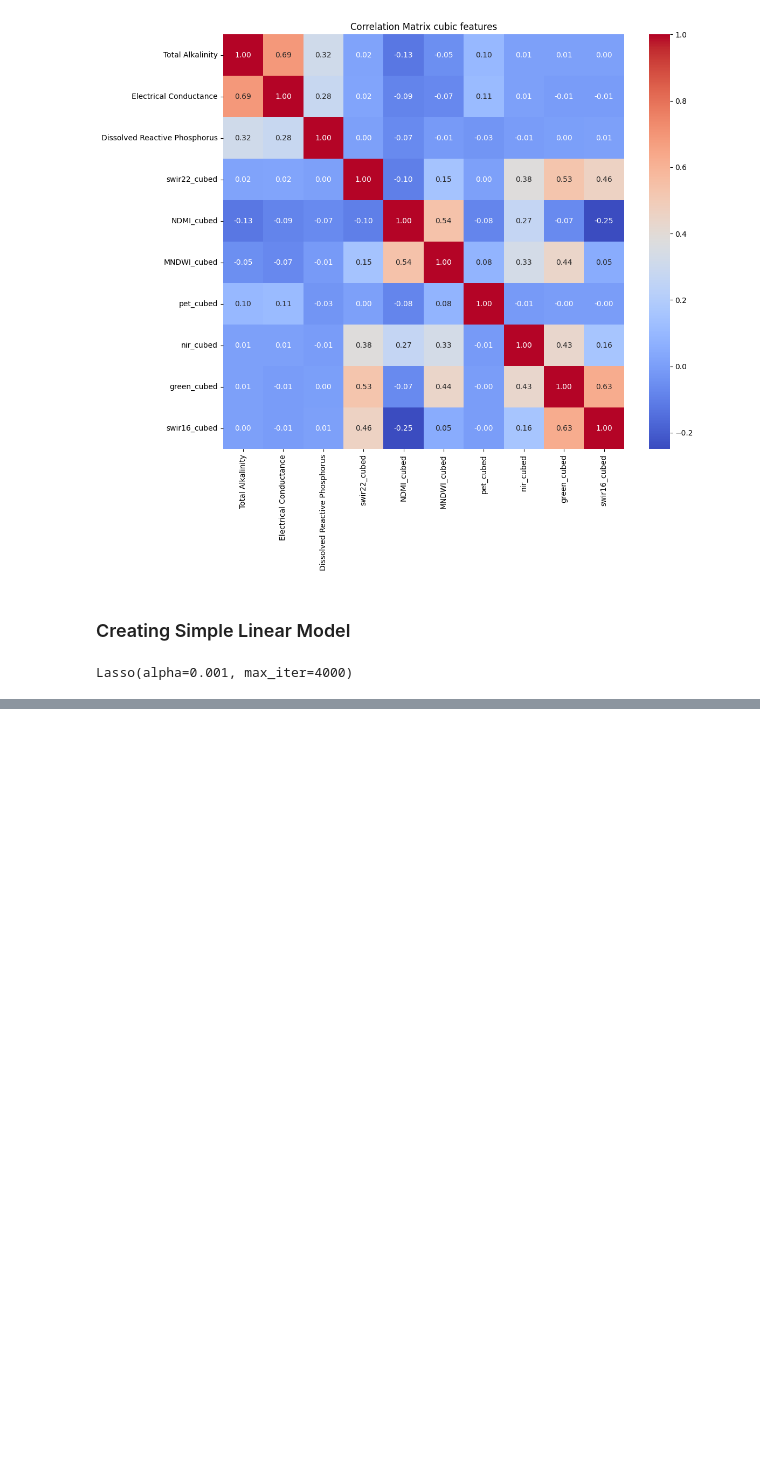
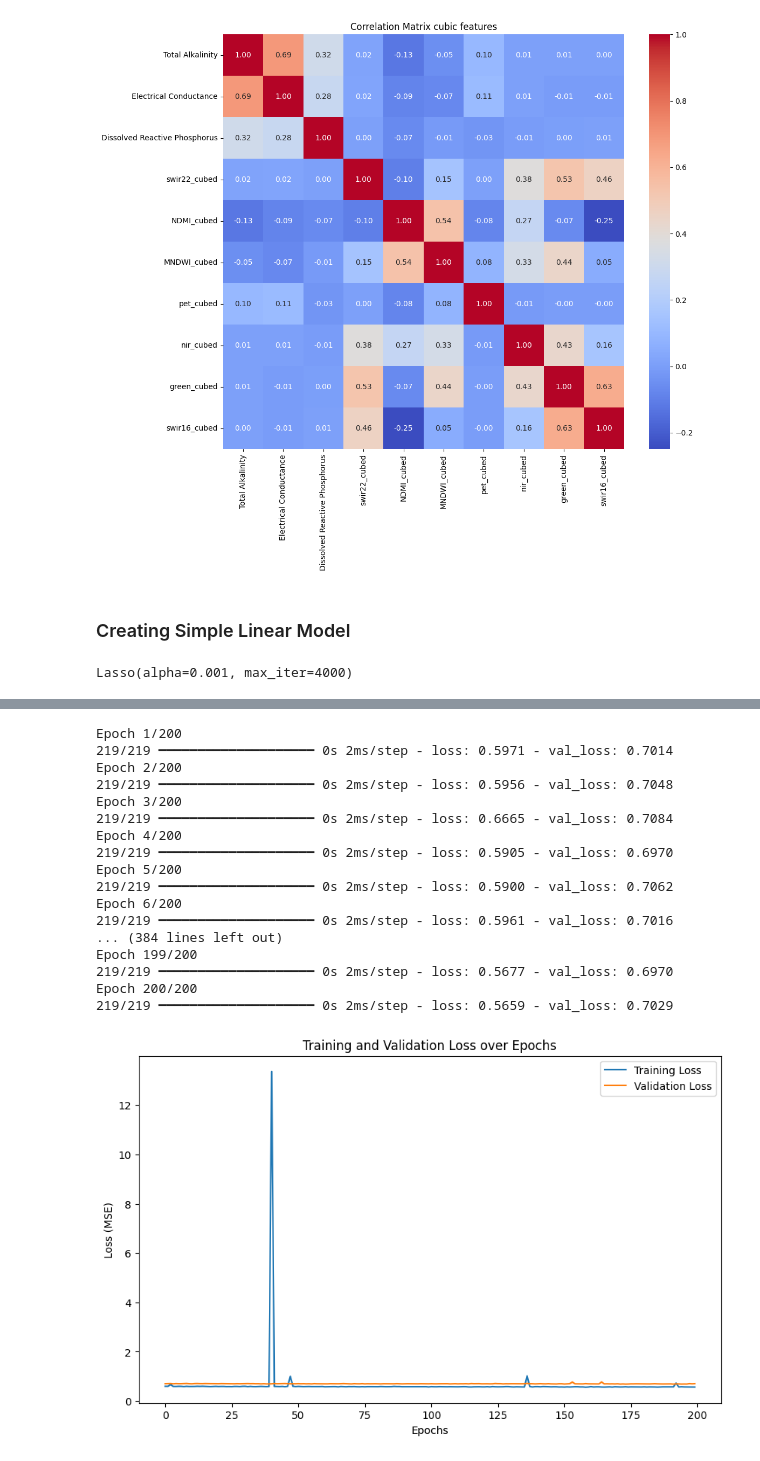
Before and after one commit to Lucas-Bussinger/EY-2026-AI-Challange, a Jupyter notebook: Model/featureTest.ipynb, the cells around one changed output, grey strips where cells are left out. Drawn from its saved outputs; the diff is of its cells as text; code cells hidden in the pictures; blank space fills up the shorter version.

Commit message:
teste_rede_neural

```diff
--- a/Model/featureTest.ipynb
+++ b/Model/featureTest.ipynb
@@ -253,0 +259,18 @@ RMSE: 0.912
+# %%
+#using neural net
+
+Model = Sequential([
+    tf.keras.Input(shape=(X_train.shape[1],)),
+    Dense(10, activation="relu"),
+    Dense(30, activation="relu"),
+    Dropout(0.05),
+    Dense(30, activation="relu"),
+    Dropout(0.05),
+    Dense(30, activation="relu"),
+    Dense(10, activation="relu"),
+    Dense(1, activation="linear")
+])
+
+Model.compile(optimizer=Adam(learning_rate=0.0004), loss="MSE") # tentar variar esse loss aqui
+
+Model.summary()
@@ -253,0 +301,33 @@ RMSE: 0.912
+# %%
+#training:
+
+error_history = Model.fit(X_train, y_train, validation_data=(X_test, y_test), epochs=200, batch_size=32)
+
+# plotting the error history:
+plt.figure(figsize=(10, 6))
+plt.plot(error_history.history['loss'], label='Training Loss')
+plt.plot(error_history.history['val_loss'], label='Validation Loss')
+plt.xlabel('Epochs')
+plt.ylabel('Loss (MSE)')
+plt.title('Training and Validation Loss over Epochs')
+plt.legend()
+plt.show()
+# %% [output]
+Epoch 1/200
+219/219 ━━━━━━━━━━━━━━━━━━━━ 0s 2ms/step - loss: 0.5971 - val_loss: 0.7014
+Epoch 2/200
+219/219 ━━━━━━━━━━━━━━━━━━━━ 0s 2ms/step - loss: 0.5956 - val_loss: 0.7048
+Epoch 3/200
+219/219 ━━━━━━━━━━━━━━━━━━━━ 0s 2ms/step - loss: 0.6665 - val_loss: 0.7084
+Epoch 4/200
+219/219 ━━━━━━━━━━━━━━━━━━━━ 0s 2ms/step - loss: 0.5905 - val_loss: 0.6970
+Epoch 5/200
+219/219 ━━━━━━━━━━━━━━━━━━━━ 0s 2ms/step - loss: 0.5900 - val_loss: 0.7062
+Epoch 6/200
+219/219 ━━━━━━━━━━━━━━━━━━━━ 0s 2ms/step - loss: 0.5961 - val_loss: 0.7016
+... (384 lines left out)
+Epoch 199/200
+219/219 ━━━━━━━━━━━━━━━━━━━━ 0s 2ms/step - loss: 0.5677 - val_loss: 0.6970
+Epoch 200/200
+219/219 ━━━━━━━━━━━━━━━━━━━━ 0s 2ms/step - loss: 0.5659 - val_loss: 0.7029
+[figure, added]
```
Also changed, not shown: parts of 6 cells of this notebook.
